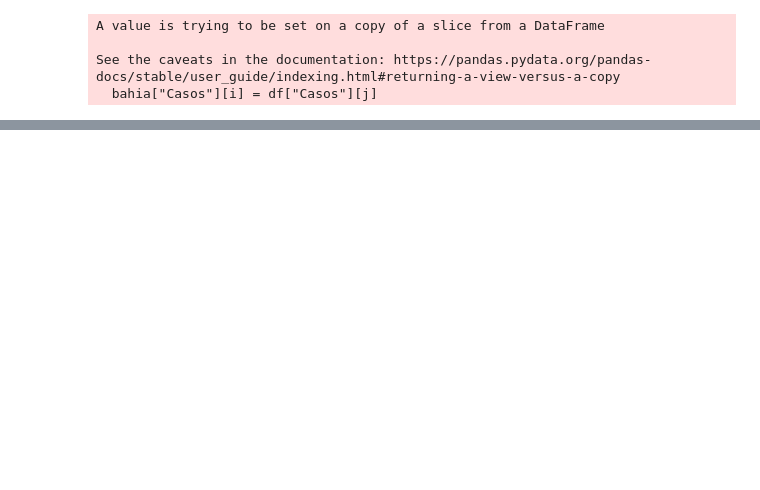
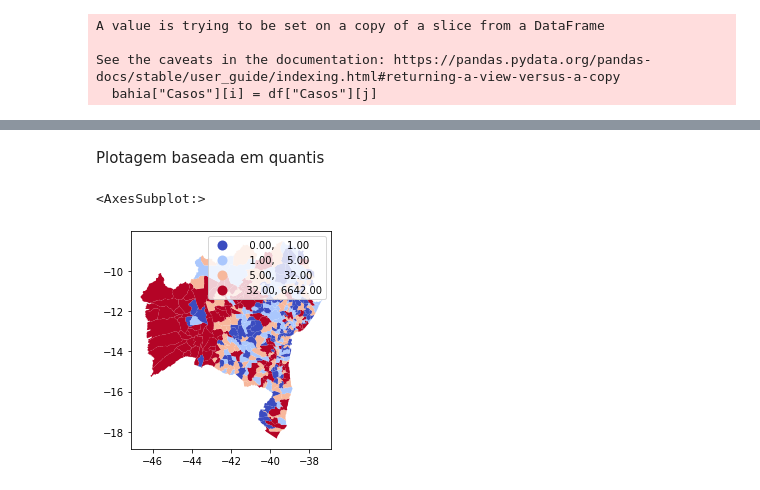
Before and after one commit to MatBrands/Modelagem-ArboBA, a Jupyter notebook: georef/qgis.ipynb, the cells around one changed output, grey strips where cells are left out. Drawn from its saved outputs; the diff is of its cells as text; code cells hidden in the pictures; blank space fills up the shorter version.

Commit message:
Adicionando georreferenciamento  por quantis

```diff
--- a/georef/qgis.ipynb
+++ b/georef/qgis.ipynb
@@ -30,0 +33,7 @@ bahia.plot(column='Casos', k=10, cmap='coolwarm', linewidth=1, legend=True)
+# %% [markdown]
+Plotagem baseada em quantis
+# %%
+bahia.plot(column='Casos', scheme='quantiles', k=4, cmap='coolwarm', linewidth=1, legend=True)
+# %% [output]
+<AxesSubplot:>
+[figure, added]
```
Also changed, not shown: parts of 3 cells of this notebook, 1 other file.
